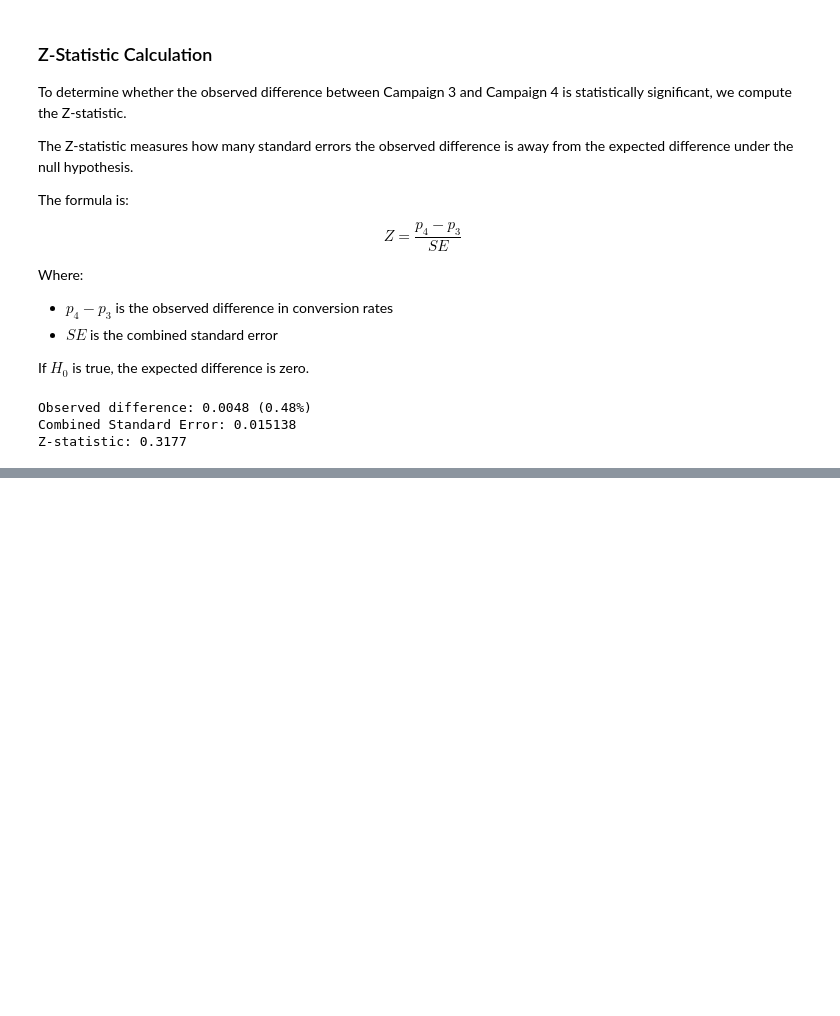
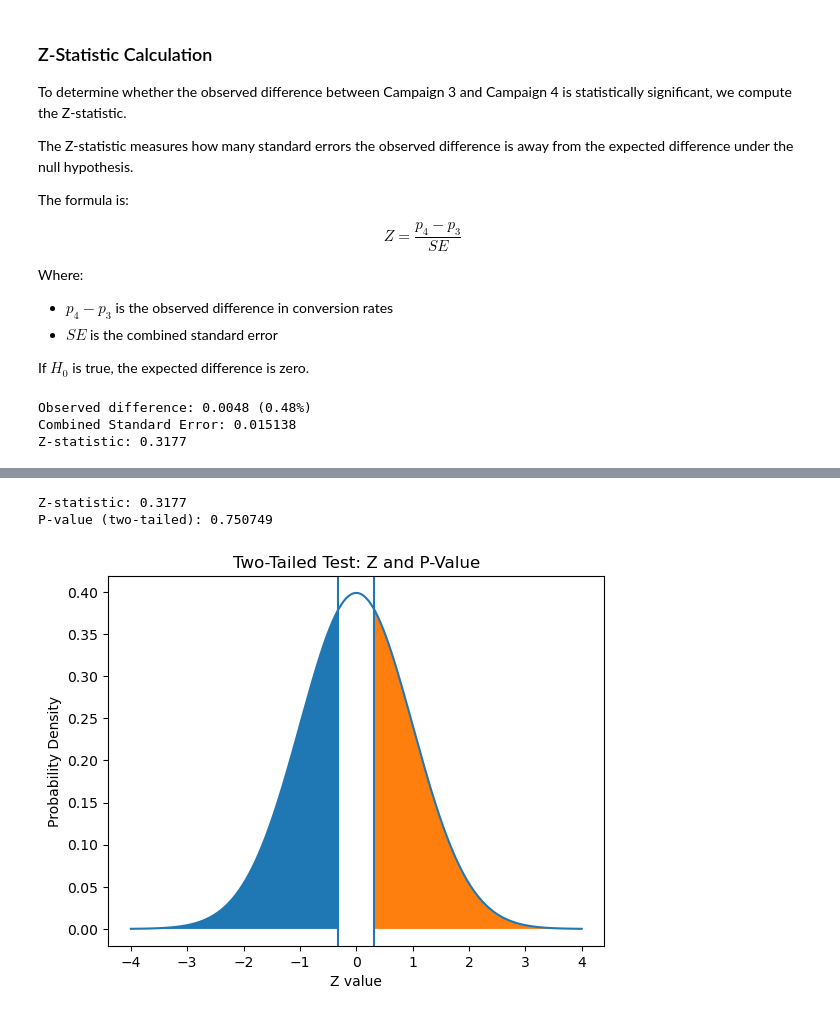
Before and after one commit to renancaetan0/Case_IFood_Data_Analyst, a Jupyter notebook: notebooks/ifood_analyst.ipynb, the cells around one changed output, grey strips where cells are left out. Cells and saved outputs as stored; diff of their text form; code cells hidden in the pictures; blank space fills up the shorter version.

Commit message:
feat: calculate p-value

```diff
--- a/notebooks/ifood_analyst.ipynb
+++ b/notebooks/ifood_analyst.ipynb
@@ -618,0 +639,44 @@ Z-statistic: 0.3177
+# %%
+# ---------------------------------------------
+# P-value calculation (two-tailed)
+# ---------------------------------------------
+
+from scipy.stats import norm
+
+# Two-tailed p-value
+p_value = 2 * (1 - norm.cdf(abs(z_statistic)))
+
+print("Z-statistic: {:.4f}".format(z_statistic))
+print("P-value (two-tailed): {:.6f}".format(p_value))
+# %% [output]
+Z-statistic: 0.3177
+P-value (two-tailed): 0.750749
+# %%
+# ---------------------------------------------
+# Visualization: Normal distribution and p-value
+# ---------------------------------------------
+
+import numpy as np
+import matplotlib.pyplot as plt
+
+# Generate x values
+x = np.linspace(-4, 4, 1000)
+y = norm.pdf(x)
+
+plt.figure()
+plt.plot(x, y)
+
+# Shade rejection regions
+plt.fill_between(x, y, where=(x <= -abs(z_statistic)))
+plt.fill_between(x, y, where=(x >= abs(z_statistic)))
+
+plt.axvline(z_statistic)
+plt.axvline(-z_statistic)
+
+plt.title("Two-Tailed Test: Z and P-Value")
+plt.xlabel("Z value")
+plt.ylabel("Probability Density")
+
+plt.show()
+# %% [output]
+[figure, added]
```
Also changed, not shown: parts of 3 cells of this notebook.
